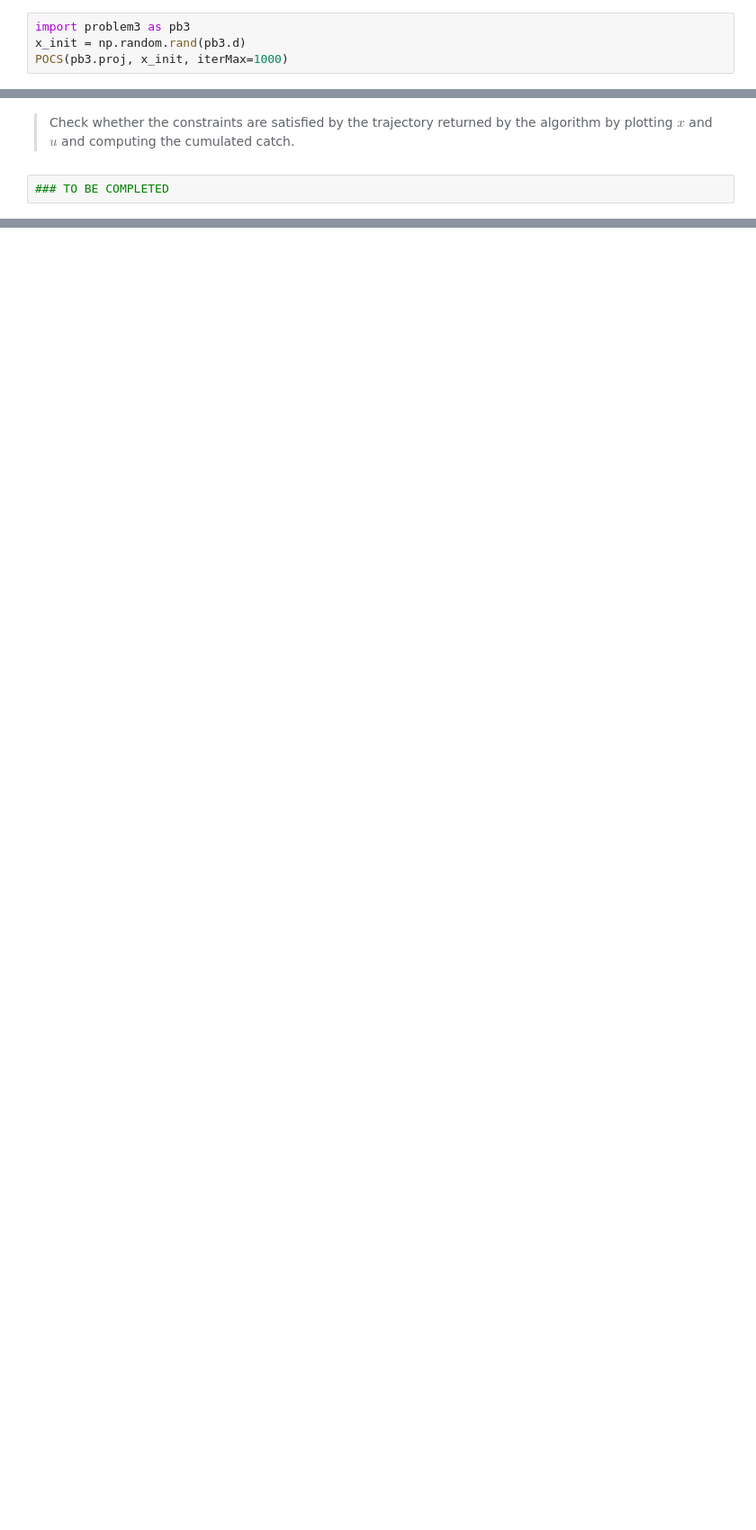
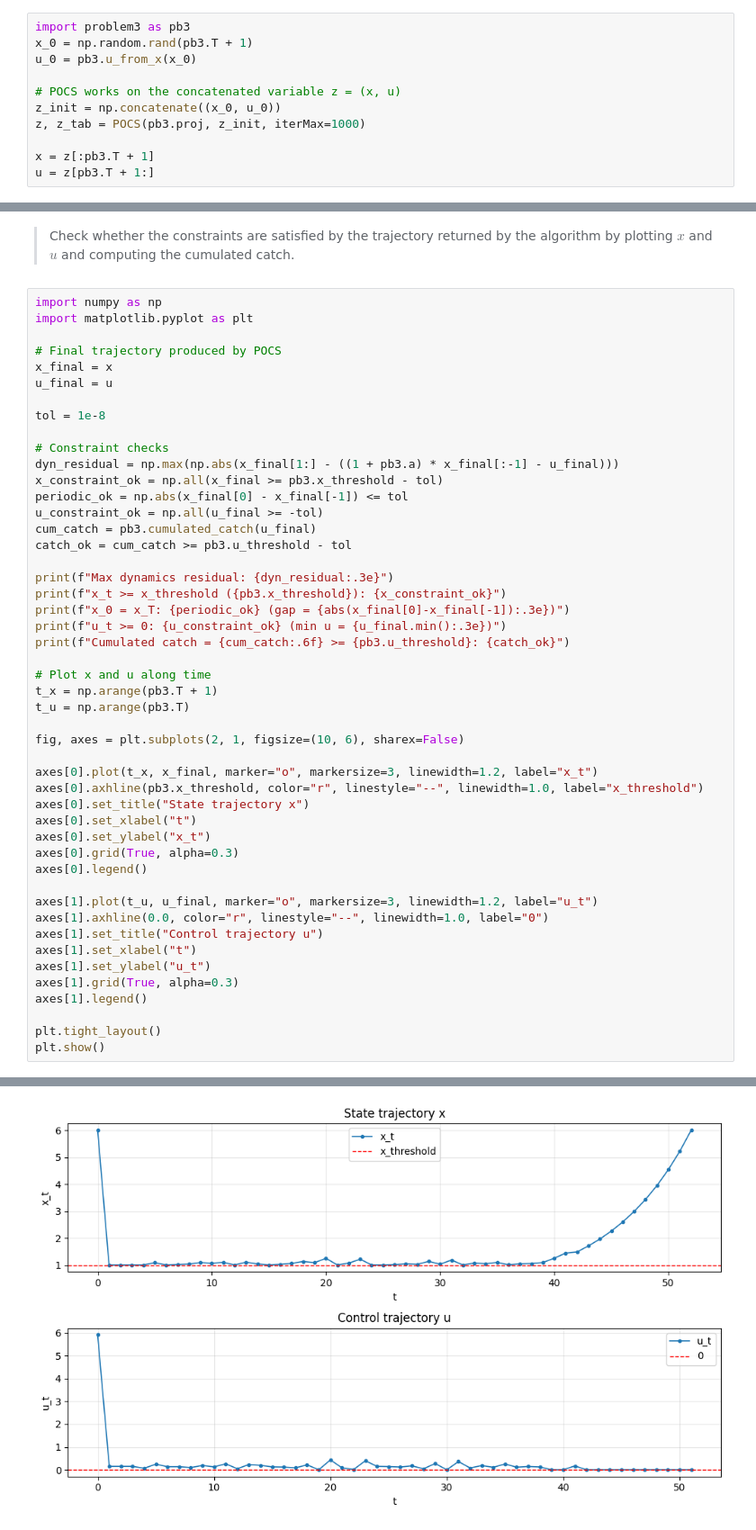
Before and after one commit to Basile-Mouret/numericalOptimization-M1AM, a Jupyter notebook: tp7/session7.ipynb, the cells around one changed output, grey strips where cells are left out. Shown at 90% size. Drawn from its saved outputs; the diff is of its cells as text; blank space fills up the shorter version.

```diff
--- a/tp7/session7.ipynb
+++ b/tp7/session7.ipynb
@@ -164,6 +167,13 @@ Remark that each of the above point corresponds to $(x,u)$ belonging to half-spa
 > Run the POCS algorithm already implemented in the file `algorithms.py` to find an admissible trajectory.
 # %%
 import problem3 as pb3
-x_init = np.random.rand(pb3.d)
-POCS(pb3.proj, x_init, iterMax=1000)
+x_0 = np.random.rand(pb3.T + 1)
+u_0 = pb3.u_from_x(x_0)
+
+# POCS works on the concatenated variable z = (x, u)
+z_init = np.concatenate((x_0, u_0))
+z, z_tab = POCS(pb3.proj, z_init, iterMax=1000)
+
+x = z[:pb3.T + 1]
+u = z[pb3.T + 1:]
 # %% [output]
@@ -171,4 +185,51 @@ AttributeError: module 'problem3' has no attribute 'd'
 # %% [markdown]
 > Check whether the constraints are satisfied by the trajectory returned by the algorithm by plotting $x$ and $u$ and computing the cumulated catch.
 # %%
-### TO BE COMPLETED
+import numpy as np
+import matplotlib.pyplot as plt
+
+# Final trajectory produced by POCS
+x_final = x
+u_final = u
+
+tol = 1e-8
+
+# Constraint checks
+dyn_residual = np.max(np.abs(x_final[1:] - ((1 + pb3.a) * x_final[:-1] - u_final)))
+x_constraint_ok = np.all(x_final >= pb3.x_threshold - tol)
+periodic_ok = np.abs(x_final[0] - x_final[-1]) <= tol
+u_constraint_ok = np.all(u_final >= -tol)
+cum_catch = pb3.cumulated_catch(u_final)
+catch_ok = cum_catch >= pb3.u_threshold - tol
+
+print(f"Max dynamics residual: {dyn_residual:.3e}")
+print(f"x_t >= x_threshold ({pb3.x_threshold}): {x_constraint_ok}")
+print(f"x_0 = x_T: {periodic_ok} (gap = {abs(x_final[0]-x_final[-1]):.3e})")
+print(f"u_t >= 0: {u_constraint_ok} (min u = {u_final.min():.3e})")
+print(f"Cumulated catch = {cum_catch:.6f} >= {pb3.u_threshold}: {catch_ok}")
+
+# Plot x and u along time
+t_x = np.arange(pb3.T + 1)
+t_u = np.arange(pb3.T)
+
+fig, axes = plt.subplots(2, 1, figsize=(10, 6), sharex=False)
+
+axes[0].plot(t_x, x_final, marker="o", markersize=3, linewidth=1.2, label="x_t")
+axes[0].axhline(pb3.x_threshold, color="r", linestyle="--", linewidth=1.0, label="x_threshold")
+axes[0].set_title("State trajectory x")
+axes[0].set_xlabel("t")
+axes[0].set_ylabel("x_t")
+axes[0].grid(True, alpha=0.3)
+axes[0].legend()
+
+axes[1].plot(t_u, u_final, marker="o", markersize=3, linewidth=1.2, label="u_t")
+axes[1].axhline(0.0, color="r", linestyle="--", linewidth=1.0, label="0")
+axes[1].set_title("Control trajectory u")
+axes[1].set_xlabel("t")
+axes[1].set_ylabel("u_t")
+axes[1].grid(True, alpha=0.3)
+axes[1].legend()
+
+plt.tight_layout()
+plt.show()
+# %% [output]
@@ -174,0 +241 @@ AttributeError: module 'problem3' has no attribute 'd'
+[figure, added]
```
Also changed, not shown: parts of 6 cells of this notebook, 3 other files.
